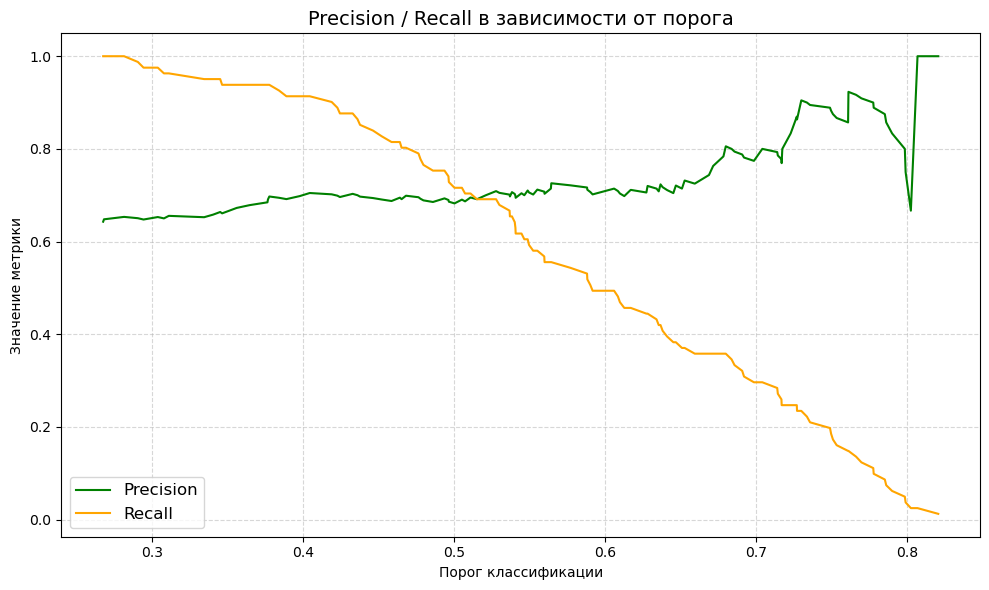
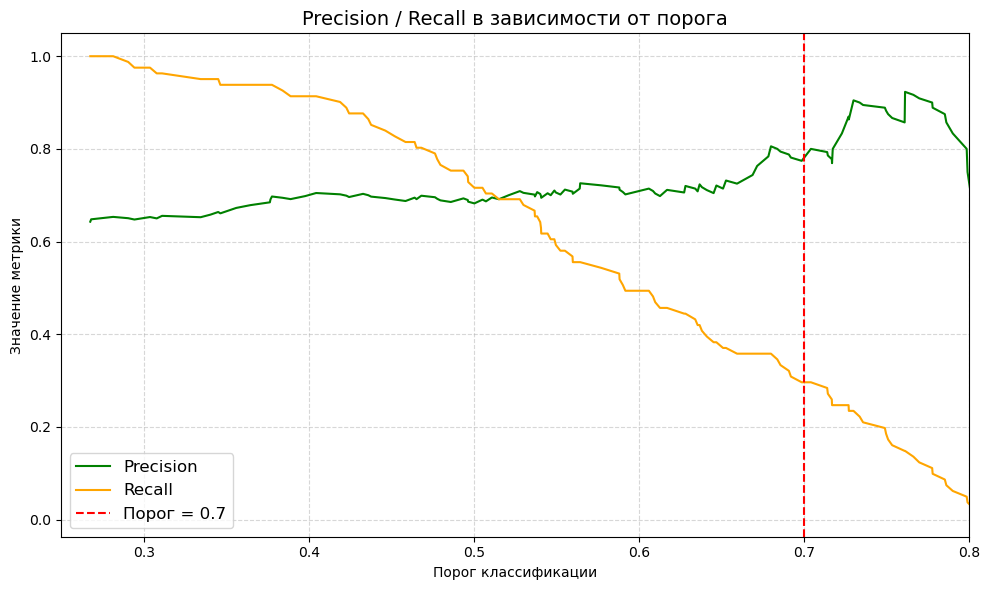
Code edit (unified diff) that turned the first committed figure into the second:
--- before
+++ after
@@ -1,3 +1,2 @@
-
 # Получение вероятностей положительного класса (вкусное молоко)
 y_prob_class = model_class.predict_proba(X_test_class)[:, 1]
@@ -10,4 +9,6 @@
 plt.plot(thresholds, precisions[:-1], label='Precision', color='green')
 plt.plot(thresholds, recalls[:-1], label='Recall', color='orange')
+plt.axvline(x=0.7, color='red', linestyle='--', linewidth=1.5, label='Порог = 0.7')
+plt.xlim(0.25, 0.8)
 plt.xlabel('Порог классификации')
 plt.ylabel('Значение метрики')

Commit: add result plots to README